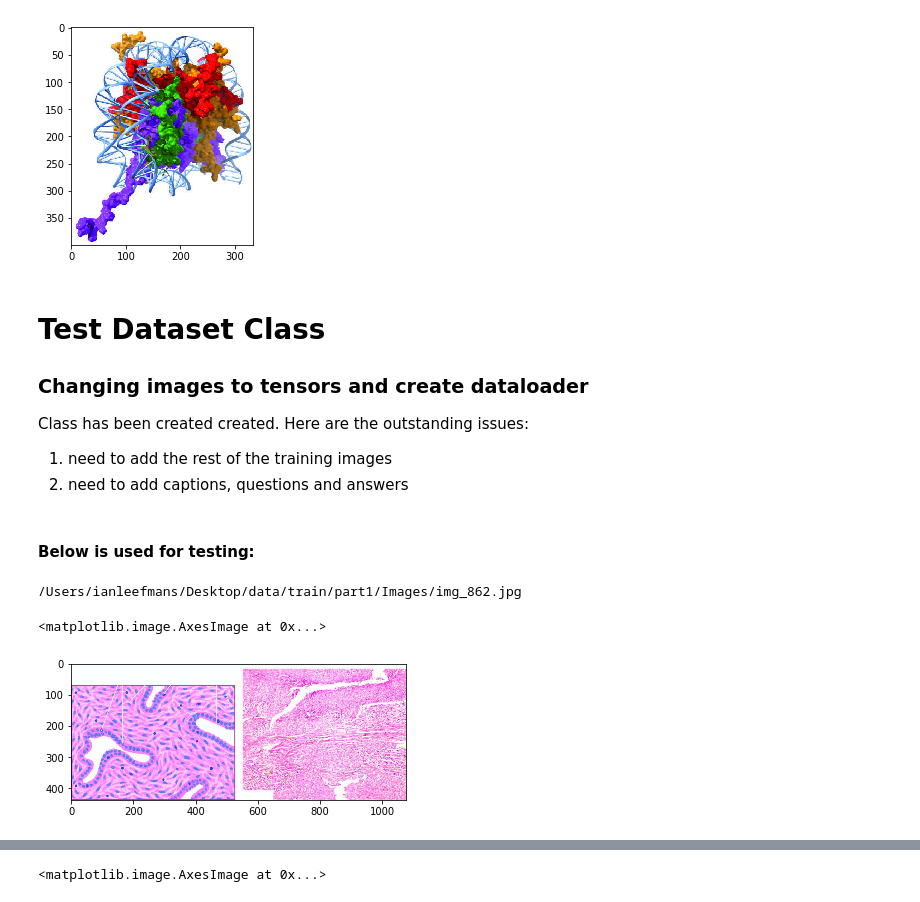
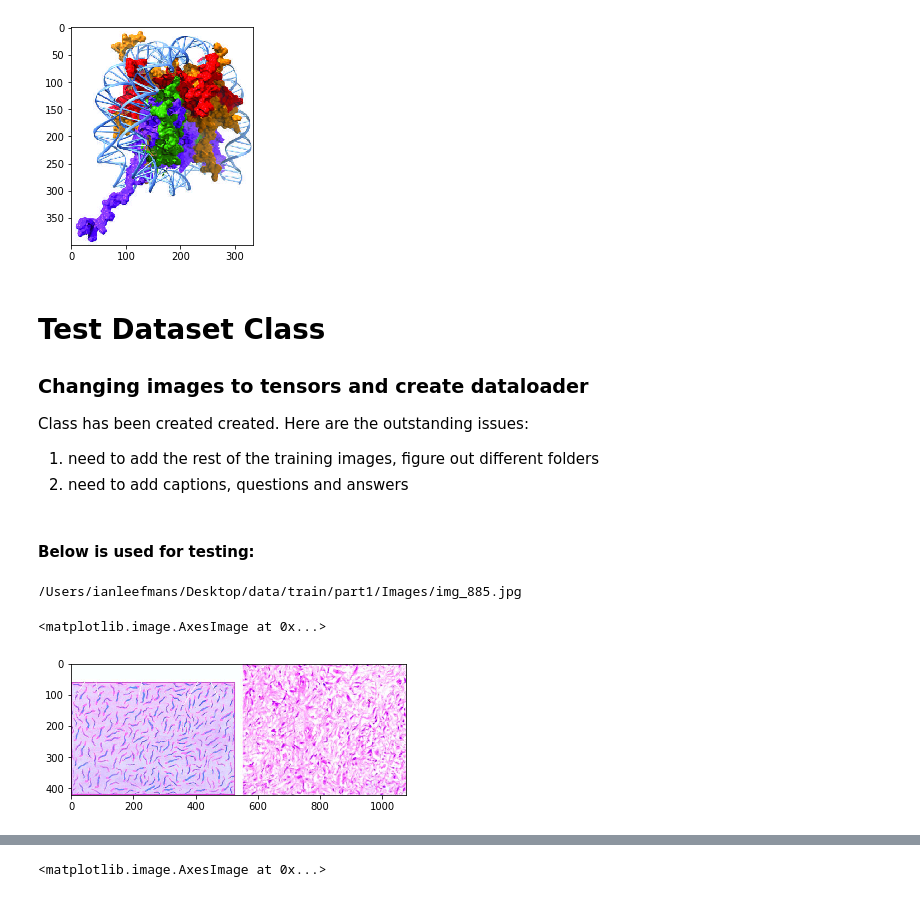
Before and after one commit to ileefmans/Pathology-Visual-Question-Answering, a Jupyter notebook: data-exploration.ipynb, the cells around one changed output, grey strips where cells are left out. Saved outputs shown, nothing was run; the diff lists cells and outputs as text; code cells hidden in the pictures.

Commit message:
edited dataset to work with origional image labels

```diff
--- a/data-exploration.ipynb
+++ b/data-exploration.ipynb
@@ -48,7 +48,7 @@ plt.imshow(torchvision.transforms.ToPILImage(mode='RGB')(image))   # plot image-
 ### Changing images to tensors and create dataloader
 Class has been created created. Here are the outstanding issues:
 
-  1) need to add the rest of the training images
+  1) need to add the rest of the training images, figure out different folders
   2) need to add captions, questions and answers
 # %% [markdown]
 #### Below is used for testing:
@@ -57,12 +57,12 @@ Class has been created created. Here are the outstanding issues:
 train_set = train_dataset(root_dir = '/Users/ianleefmans/Desktop/data/train/part1/Images',
                          transform = torchvision.transforms.ToTensor(), channel='RGB')
 # %%
-plt.imshow(torchvision.transforms.ToPILImage(mode='RGB')(train_set[819 + 850]['image'])) #plot indexed imaged
+plt.imshow(torchvision.transforms.ToPILImage(mode='RGB')(train_set[841]['image'])) #plot indexed imaged
                                                                                          #from dataset
 # %% [output]
-/Users/ianleefmans/Desktop/data/train/part1/Images/img_862.jpg
+/Users/ianleefmans/Desktop/data/train/part1/Images/img_885.jpg
 <matplotlib.image.AxesImage at 0x...>
-[figure, old version]
+[figure, new version]
 # %%
 #define custom collate function
 def my_collate(batch):
```
Also changed, not shown: parts of 1 cell of this notebook, 1 other file.
